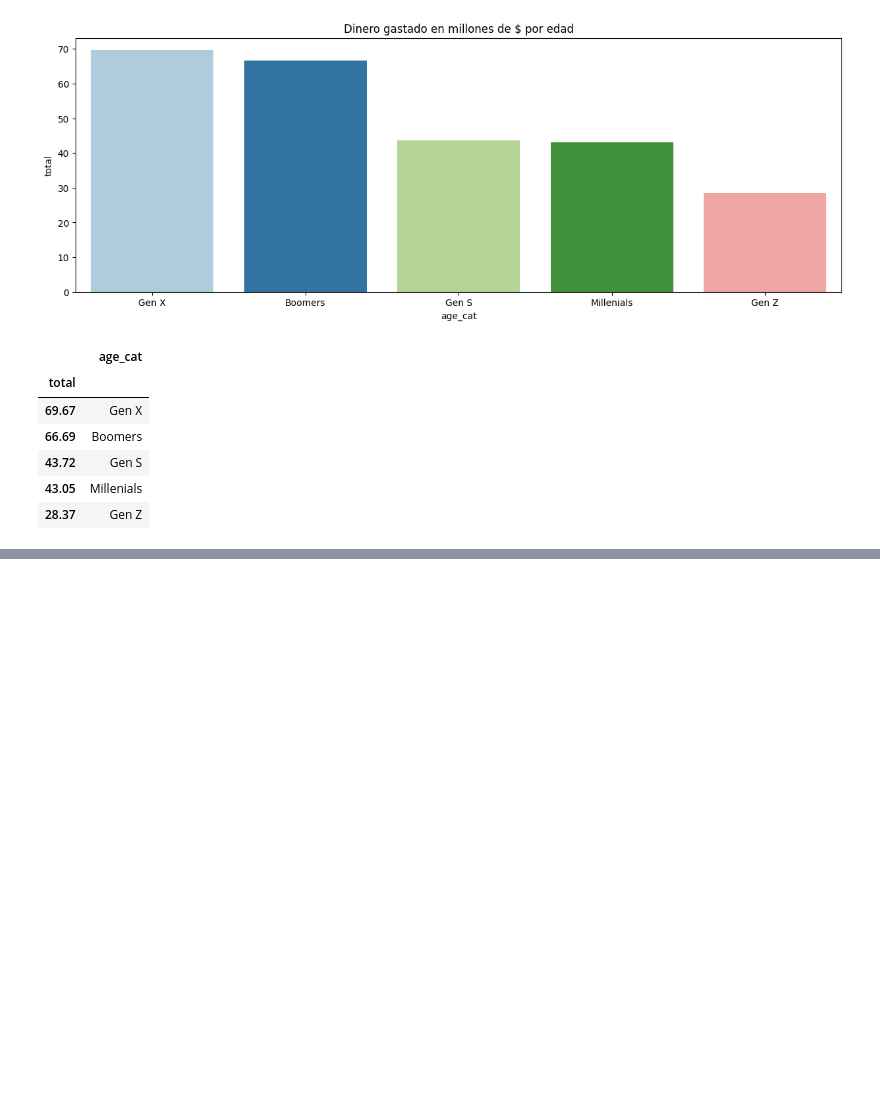
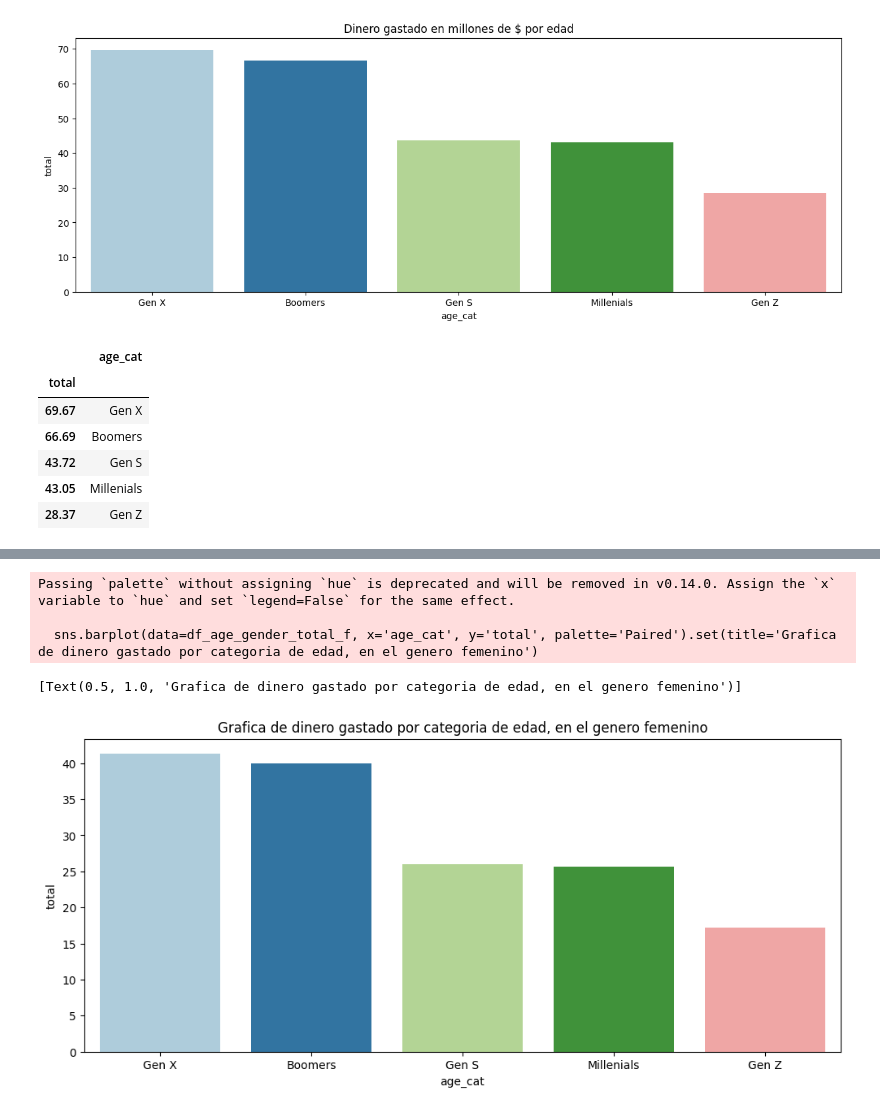
Before and after one commit to Casald/AnalisisRetail_UV, a Jupyter notebook: Analisis_Retail.ipynb, the cells around one changed output, grey strips where cells are left out. Cells and saved outputs as stored; diff of their text form; code cells hidden in the pictures; blank space fills up the shorter version.

```diff
--- a/Analisis_Retail.ipynb
+++ b/Analisis_Retail.ipynb
@@ -315,0 +318,2 @@ df_age_total_i.head()
+# %%
+df4 = df3.copy()
@@ -315,0 +347,4 @@ df_age_total_i.head()
+# %%
+# Total gastado por genero y categoria
+df_age_gender_total = df4.groupby(['gender', 'age_cat'])['total'].sum().sort_values(ascending=False).reset_index()
+df_age_gender_total.head(10)
@@ -315,0 +363,3 @@ df_age_total_i.head()
+# %%
+df_age_gender_total_f = df_age_gender_total[df_age_gender_total['gender'] == 'Female']
+df_age_gender_total_f
@@ -315,0 +373,3 @@ df_age_total_i.head()
+# %%
+df_age_gender_total_f['total'] = round(df_age_gender_total_f['total'] / 1e6, 2)
+df_age_gender_total_f
@@ -315,0 +388,10 @@ df_age_total_i.head()
+# %%
+# Grafica de dinero gastado por categoria de edad, en el genero femenino
+plt.figure(figsize=(12,5))
+sns.barplot(data=df_age_gender_total_f, x='age_cat', y='total', palette='Paired').set(title='Grafica de dinero gastado por categoria de edad, en el genero femenino')
+# %% [output]
+Passing `palette` without assigning `hue` is deprecated and will be removed in v0.14.0. Assign the `x` variable to `hue` and set `legend=False` for the same effect.
+
+  sns.barplot(data=df_age_gender_total_f, x='age_cat', y='total', palette='Paired').set(title='Grafica de dinero gastado por categoria de edad, en el genero femenino')
+[Text(0.5, 1.0, 'Grafica de dinero gastado por categoria de edad, en el genero femenino')]
+[figure, added]
```
Also changed, not shown: parts of 7 cells of this notebook.
